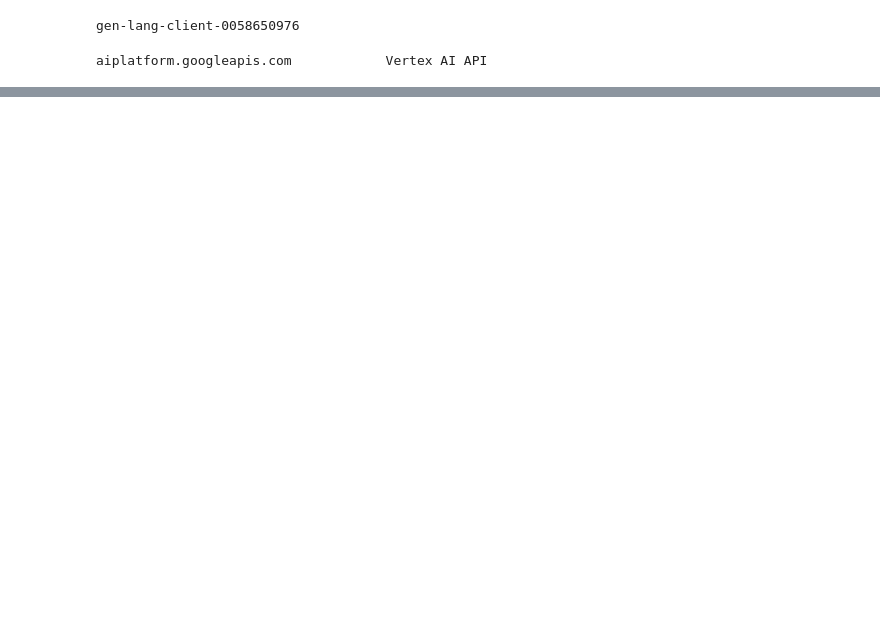
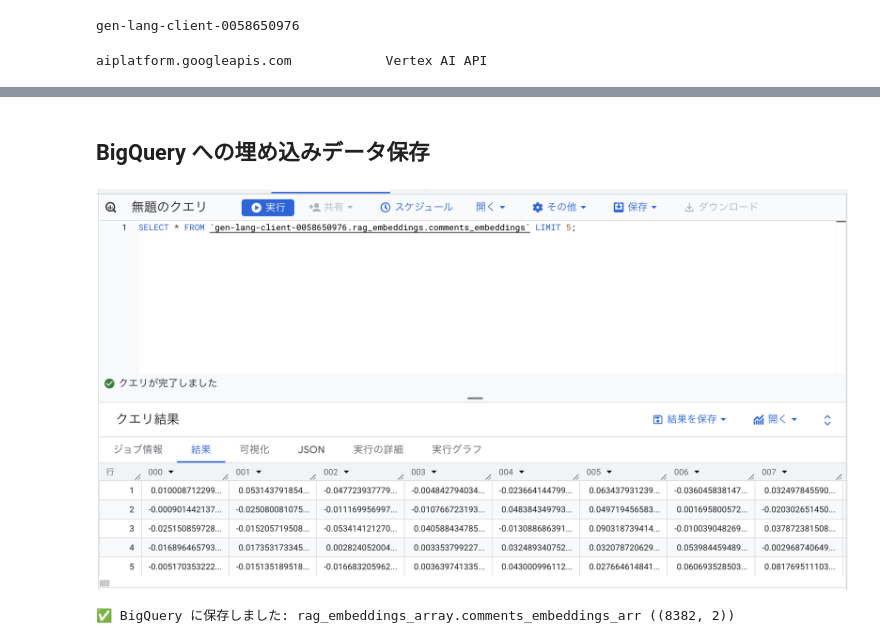
Before and after one commit to rksinagaki/project_api, a Jupyter notebook: src/notebook/02_vertexai_rag.ipynb, the cells around one changed output, grey strips where cells are left out. Drawn from its saved outputs; the diff is of its cells as text; code cells hidden in the pictures; blank space fills up the shorter version.

```diff
--- a/src/notebook/02_vertexai_rag.ipynb
+++ b/src/notebook/02_vertexai_rag.ipynb
@@ -94,0 +237,2 @@ Everything up-to-date
+# %% [markdown]
+## BigQuery への埋め込みデータ保存
@@ -94,0 +251,39 @@ Everything up-to-date
+# %%
+import gcsfs
+from PIL import Image
+from IPython.display import display
+
+gcs_path = "gs://rag-practice-bucket/埋め込みの保存確認.png"  # バケットに追加したのを表示する
+
+fs = gcsfs.GCSFileSystem()
+with fs.open(gcs_path, "rb") as f:
+    img = Image.open(f)
+    display(img)
+# %% [output]
+[figure, added]
+# %%
+# array版
+import pandas as pd
+from pandas_gbq import to_gbq
+
+# === ARRAY<FLOAT64> 形式に整形 ===
+arr_df = pd.DataFrame({
+    "clean_text": emb_df["clean_text"].astype(str),
+    "embedding": emb_df.drop(columns="clean_text").values.tolist()
+})
+
+# === BigQuery へ保存 ===
+PROJECT_ID = "gen-lang-client-0058650976"
+TABLE_ID = "rag_embeddings_array.comments_embeddings_arr"
+
+to_gbq(
+    arr_df,
+    destination_table=TABLE_ID,
+    project_id=PROJECT_ID,
+    if_exists="replace",
+    location="asia-northeast1"
+)
+
+print(f"✅ BigQuery に保存しました: {TABLE_ID} ({arr_df.shape})")
+# %% [output]
+✅ BigQuery に保存しました: rag_embeddings_array.comments_embeddings_arr ((8382, 2))
```
Also changed, not shown: parts of 32 cells of this notebook, 2 other files.
